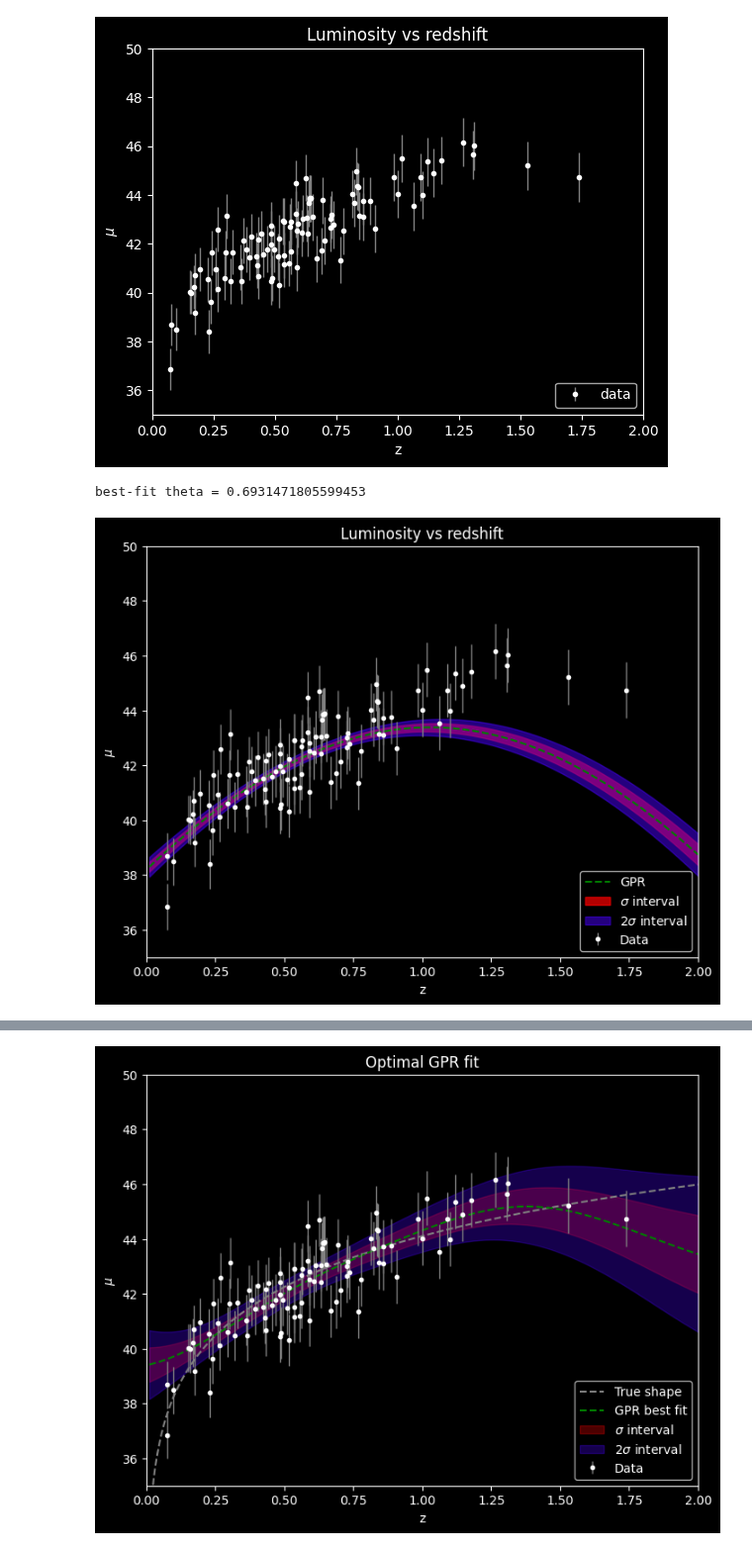
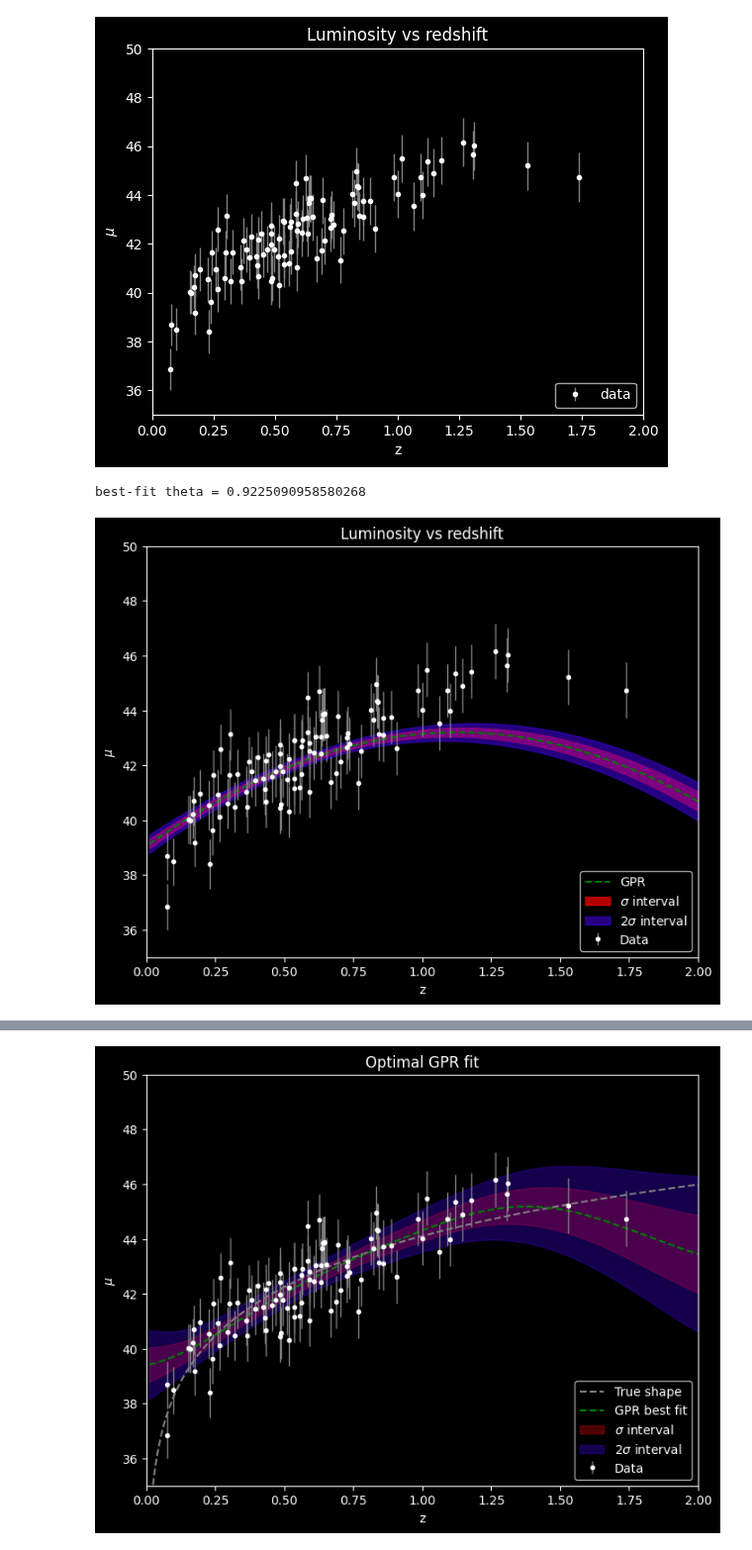
Before and after one commit to RiccardoFanton/astrostatistics_bicocca_2026, a Jupyter notebook: working/Lecture_18.ipynb, the cells around one changed output, grey strips where cells are left out. Shown at 99% size. Drawn from its saved outputs; the diff is of its cells as text; code cells hidden in the pictures.

```diff
--- a/working/Lecture_18.ipynb
+++ b/working/Lecture_18.ipynb
@@ -35,36 +36,37 @@ plt.show()
 # %%
 #try to fit the data with GPR
 #we make the function pass into the data points
 x = z_sample
 x_test = np.linspace(0.01, 2, 10000)
 y=mu_sample  #points in a distribution around the data
+dy=dmu
 
-kernel = kernels.RBF(1, (0.01, 2.0))
-gp = GaussianProcessRegressor(kernel=kernel, alpha=dmu**2, random_state=0)  #create the GPR
+kernel = kernels.RBF(0.1, (1e-2, 1e2))
+gp = GaussianProcessRegressor(kernel=kernel, alpha=dy**2, random_state=0)  #create the GPR
 
 gp.fit(x[:, None], y)   #fit the GPR
 predic, predic_err = gp.predict(x_test[:, None],
                          return_std=True)          #predict
 
 print("best-fit theta =", gp.kernel_.theta[0])
 
 plt.figure(figsize=(8, 6))  #plot the GPR with confidence levels and the data
 plt.plot(x_test, predic, linestyle='dashed', color='green', label='GPR')
 plt.fill_between(x_test, predic - predic_err, predic + predic_err,
                 color="#FF0000FF", alpha=0.7, label=r'$\sigma$ interval')
 plt.fill_between(x_test, predic - 2 * predic_err, predic + 2 * predic_err,
                 color="#4800FF", alpha=0.5, label=r'2$\sigma$ interval')
 plt.errorbar(z_sample, mu_sample , dmu, fmt='.', ms=6, ecolor='gray', lw=1, label='Data', color='white')
 plt.xlabel("z")
 plt.ylabel(r"$\mu$")
 plt.legend(loc='lower right')
 plt.title("Luminosity vs redshift")
 plt.xlim(0,2)
 plt.ylim(35,50)
 plt.show()
 # %% [output]
-best-fit theta = 0.6931471805599453
+best-fit theta = 0.9225090958580268
-[figure, old version]
+[figure, new version]
 # %%
 from sklearn.model_selection import KFold
 from sklearn.metrics import mean_squared_error
```
Also changed, not shown: parts of 4 cells of this notebook.
